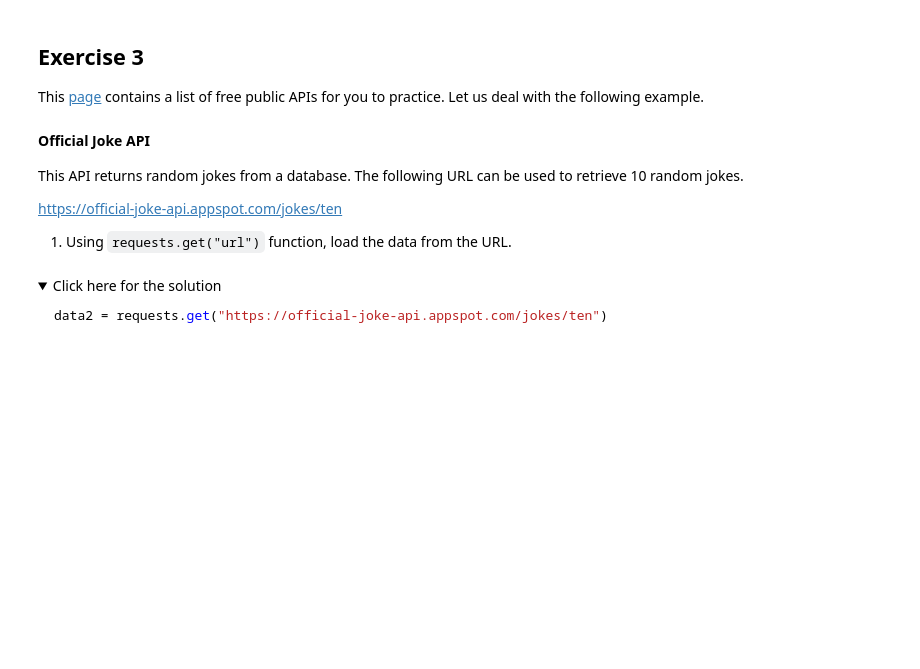
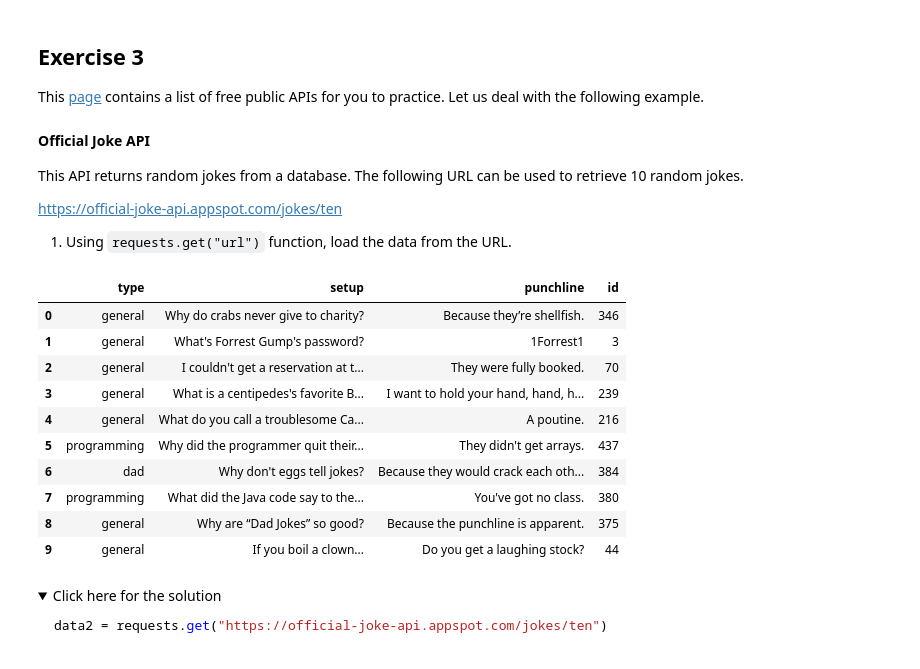
Before and after one commit to YaaseenK/python_Notes, a Jupyter notebook: Module4/PY0101EN-5.2_API_2.v2.ipynb, the cells around one changed output. Drawn from its saved outputs; the diff is of its cells as text; code cells hidden in the pictures; folded sections open; blank space fills up the shorter version.

Commit message:
used request lib to get a api req and then used .json.loads function to retrieve results then converted into a pd data frame and normalized the data using pd.json_normalize

```diff
--- a/Module4/PY0101EN-5.2_API_2.v2.ipynb
+++ b/Module4/PY0101EN-5.2_API_2.v2.ipynb
@@ -280,3 +301,22 @@ https://official-joke-api.appspot.com/jokes/ten
+# %%
+# Write your code here
+url = "https://official-joke-api.appspot.com/jokes/ten"
+data = requests.get(url)
+practiceResults = json.loads(data.text)
+df = pd.json_normalize(practiceResults)
+df
+# %% [output]
+|  | type | setup | punchline | id |
+| 0 | general | Why do crabs never give to charity? | Because they’re shellfish. | 346 |
+| 1 | general | What's Forrest Gump's password? | 1Forrest1 | 3 |
+| 2 | general | I couldn't get a reservation at t... | They were fully booked. | 70 |
+| 3 | general | What is a centipedes's favorite B... | I want to hold your hand, hand, h... | 239 |
+| 4 | general | What do you call a troublesome Ca... | A poutine. | 216 |
+| 5 | programming | Why did the programmer quit their... | They didn't get arrays. | 437 |
+| 6 | dad | Why don't eggs tell jokes? | Because they would crack each oth... | 384 |
+| 7 | programming | What did the Java code say to the... | You've got no class. | 380 |
+| 8 | general | Why are “Dad Jokes” so good? | Because the punchline is apparent. | 375 |
+| 9 | general | If you boil a clown... | Do you get a laughing stock? | 44 |
 # %% [markdown]
 <details><summary>Click here for the solution</summary>
 
```
Also changed, not shown: parts of 5 cells of this notebook.
